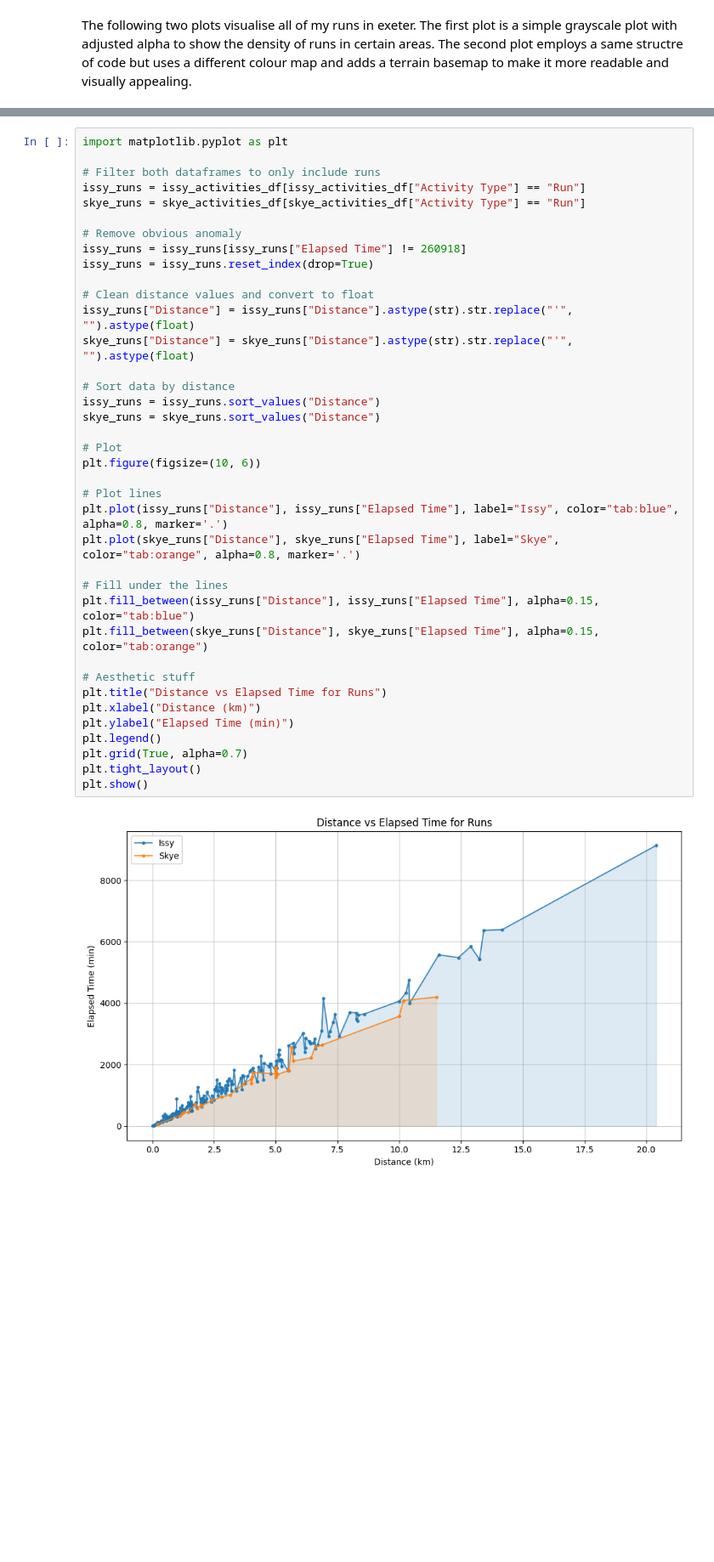
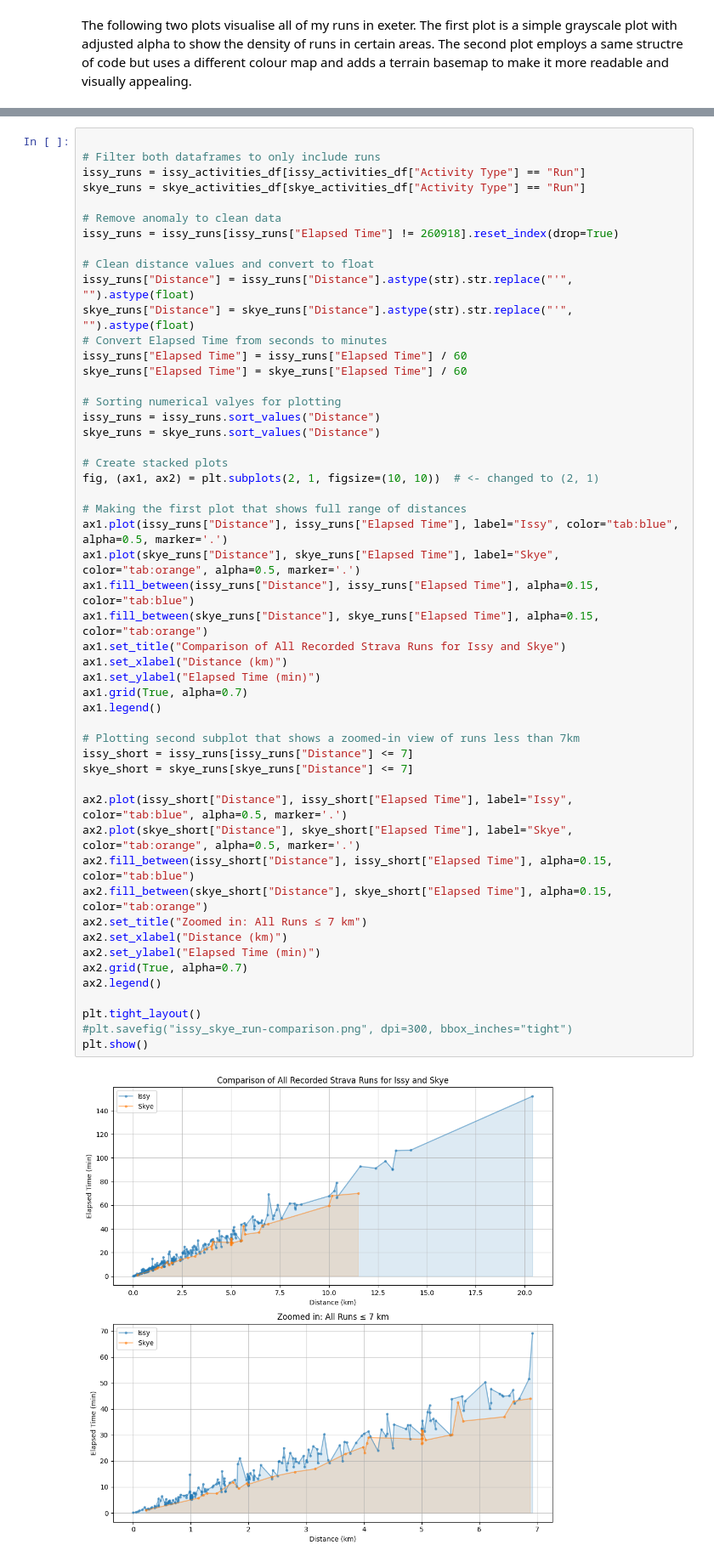
Before and after one commit to skyeL323/empirical-project, a Jupyter notebook: test_strava.ipynb, the cells around one changed output, grey strips where cells are left out. Shown at 85% size. Drawn from its saved outputs; the diff is of its cells as text; blank space fills up the shorter version.

```diff
--- a/test_strava.ipynb
+++ b/test_strava.ipynb
@@ -542,42 +430,55 @@ plt.show()
 # %% [output]
 [figure]
 # %%
-import matplotlib.pyplot as plt
 
 # Filter both dataframes to only include runs
 issy_runs = issy_activities_df[issy_activities_df["Activity Type"] == "Run"]
 skye_runs = skye_activities_df[skye_activities_df["Activity Type"] == "Run"]
 
-# Remove obvious anomaly
-issy_runs = issy_runs[issy_runs["Elapsed Time"] != 260918]
-issy_runs = issy_runs.reset_index(drop=True)
+# Remove anomaly to clean data
+issy_runs = issy_runs[issy_runs["Elapsed Time"] != 260918].reset_index(drop=True)
 
 # Clean distance values and convert to float
 issy_runs["Distance"] = issy_runs["Distance"].astype(str).str.replace("'", "").astype(float)
 skye_runs["Distance"] = skye_runs["Distance"].astype(str).str.replace("'", "").astype(float)
+# Convert Elapsed Time from seconds to minutes
+issy_runs["Elapsed Time"] = issy_runs["Elapsed Time"] / 60
+skye_runs["Elapsed Time"] = skye_runs["Elapsed Time"] / 60
 
-# Sort data by distance
+# Sorting numerical valyes for plotting
 issy_runs = issy_runs.sort_values("Distance")
 skye_runs = skye_runs.sort_values("Distance")
 
-# Plot
-plt.figure(figsize=(10, 6))
+# Create stacked plots
+fig, (ax1, ax2) = plt.subplots(2, 1, figsize=(10, 10))  # <- changed to (2, 1)
 
-# Plot lines
-plt.plot(issy_runs["Distance"], issy_runs["Elapsed Time"], label="Issy", color="tab:blue", alpha=0.8, marker='.')
-plt.plot(skye_runs["Distance"], skye_runs["Elapsed Time"], label="Skye", color="tab:orange", alpha=0.8, marker='.')
+# Making the first plot that shows full range of distances
+ax1.plot(issy_runs["Distance"], issy_runs["Elapsed Time"], label="Issy", color="tab:blue", alpha=0.5, marker='.')
+ax1.plot(skye_runs["Distance"], skye_runs["Elapsed Time"], label="Skye", color="tab:orange", alpha=0.5, marker='.')
+ax1.fill_between(issy_runs["Distance"], issy_runs["Elapsed Time"], alpha=0.15, color="tab:blue")
+ax1.fill_between(skye_runs["Distance"], skye_runs["Elapsed Time"], alpha=0.15, color="tab:orange")
+ax1.set_title("Comparison of All Recorded Strava Runs for Issy and Skye")
+ax1.set_xlabel("Distance (km)")
+ax1.set_ylabel("Elapsed Time (min)")
+ax1.grid(True, alpha=0.7)
+ax1.legend()
 
-# Fill under the lines
-plt.fill_between(issy_runs["Distance"], issy_runs["Elapsed Time"], alpha=0.15, color="tab:blue")
-plt.fill_between(skye_runs["Distance"], skye_runs["Elapsed Time"], alpha=0.15, color="tab:orange")
+# Plotting second subplot that shows a zoomed-in view of runs less than 7km
+issy_short = issy_runs[issy_runs["Distance"] <= 7]
+skye_short = skye_runs[skye_runs["Distance"] <= 7]
 
-# Aesthetic stuff
-plt.title("Distance vs Elapsed Time for Runs")
-plt.xlabel("Distance (km)")
-plt.ylabel("Elapsed Time (min)")
-plt.legend()
-plt.grid(True, alpha=0.7)
+ax2.plot(issy_short["Distance"], issy_short["Elapsed Time"], label="Issy", color="tab:blue", alpha=0.5, marker='.')
+ax2.plot(skye_short["Distance"], skye_short["Elapsed Time"], label="Skye", color="tab:orange", alpha=0.5, marker='.')
+ax2.fill_between(issy_short["Distance"], issy_short["Elapsed Time"], alpha=0.15, color="tab:blue")
+ax2.fill_between(skye_short["Distance"], skye_short["Elapsed Time"], alpha=0.15, color="tab:orange")
+ax2.set_title("Zoomed in: All Runs ≤ 7 km")
+ax2.set_xlabel("Distance (km)")
+ax2.set_ylabel("Elapsed Time (min)")
+ax2.grid(True, alpha=0.7)
+ax2.legend()
+
 plt.tight_layout()
+#plt.savefig("issy_skye_run-comparison.png", dpi=300, bbox_inches="tight")
 plt.show()
 # %% [output]
-[figure, old version]
+[figure, new version]
```
Also changed, not shown: parts of 16 cells of this notebook, 3 other files.
